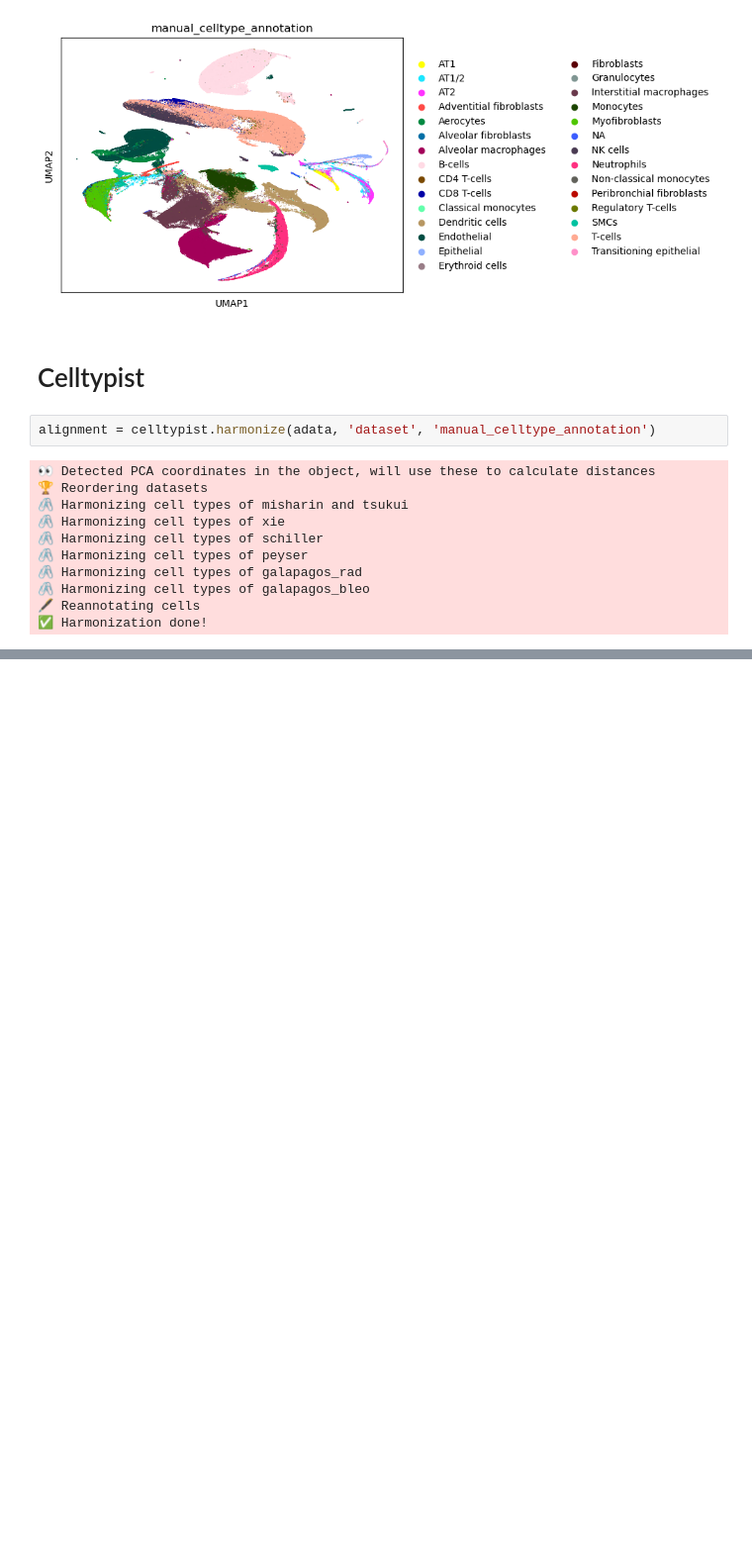
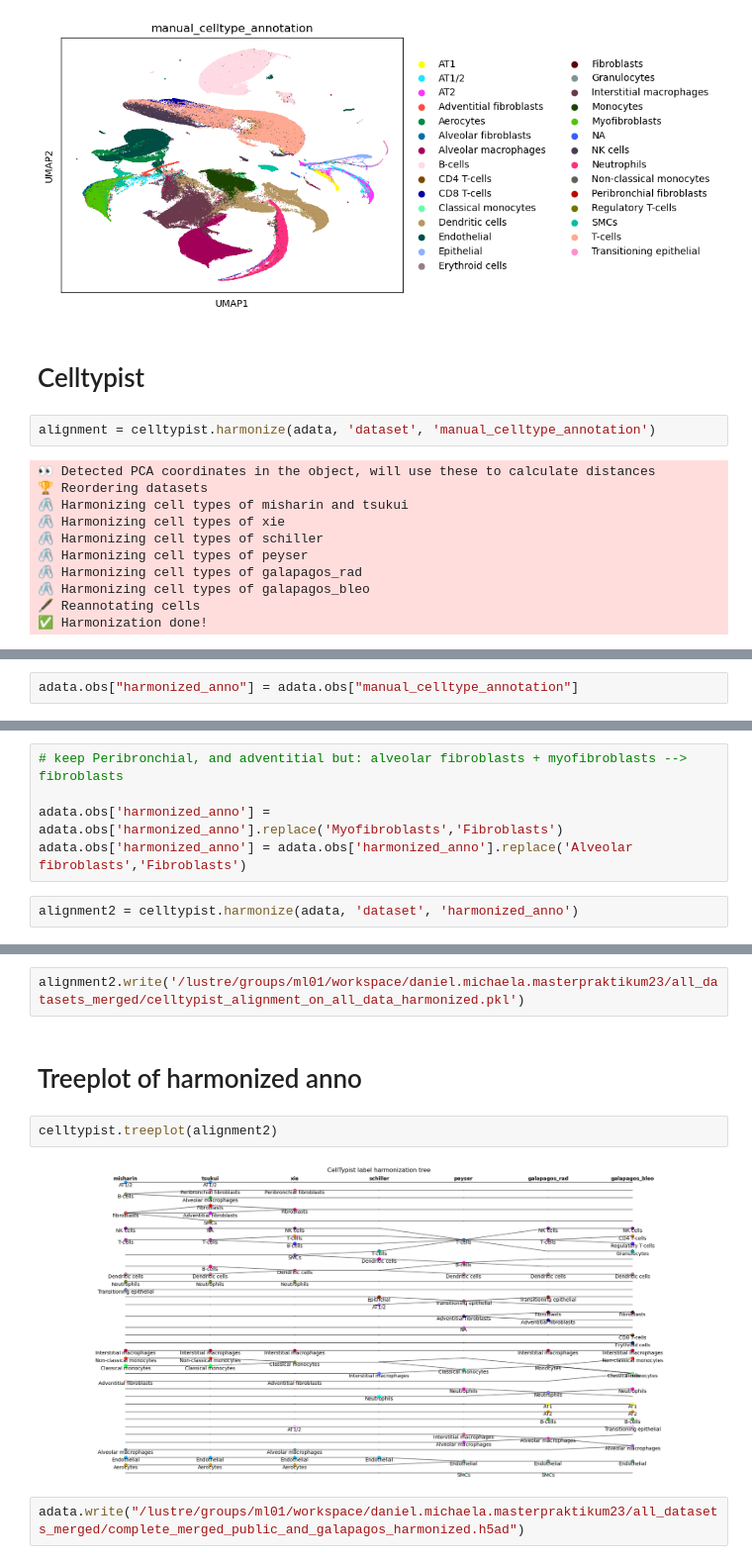
Before and after one commit to lueckenlab/masterpraktikum_fibrosis_atlas, a Jupyter notebook: notebooks/label_harmonisation/all_datasets_label_harmonization.ipynb, the cells around one changed output, grey strips where cells are left out. Shown at 99% size. Saved outputs shown, nothing was run; the diff lists cells and outputs as text; blank space fills up the shorter version.

Commit message:
label harmonization on complete merged data

```diff
--- a/notebooks/label_harmonisation/all_datasets_label_harmonization.ipynb
+++ b/notebooks/label_harmonisation/all_datasets_label_harmonization.ipynb
@@ -47,0 +113,2 @@ alignment.write('/lustre/groups/ml01/workspace/daniel.michaela.masterpraktikum23
+# %%
+adata.obs["harmonized_anno"] = adata.obs["manual_celltype_annotation"]
@@ -47,0 +156,7 @@ alignment.write('/lustre/groups/ml01/workspace/daniel.michaela.masterpraktikum23
+# %%
+# keep Peribronchial, and adventitial but: alveolar fibroblasts + myofibroblasts --> fibroblasts
+
+adata.obs['harmonized_anno'] = adata.obs['harmonized_anno'].replace('Myofibroblasts','Fibroblasts')
+adata.obs['harmonized_anno'] = adata.obs['harmonized_anno'].replace('Alveolar fibroblasts','Fibroblasts')
+# %%
+alignment2 = celltypist.harmonize(adata, 'dataset', 'harmonized_anno')
@@ -47,0 +174,10 @@ alignment.write('/lustre/groups/ml01/workspace/daniel.michaela.masterpraktikum23
+# %%
+alignment2.write('/lustre/groups/ml01/workspace/daniel.michaela.masterpraktikum23/all_datasets_merged/celltypist_alignment_on_all_data_harmonized.pkl')
+# %% [markdown]
+# Treeplot of harmonized anno
+# %%
+celltypist.treeplot(alignment2)
+# %% [output]
+[figure, added]
+# %%
+adata.write("/lustre/groups/ml01/workspace/daniel.michaela.masterpraktikum23/all_datasets_merged/complete_merged_public_and_galapagos_harmonized.h5ad")
```
Also changed, not shown: parts of 18 cells of this notebook.
